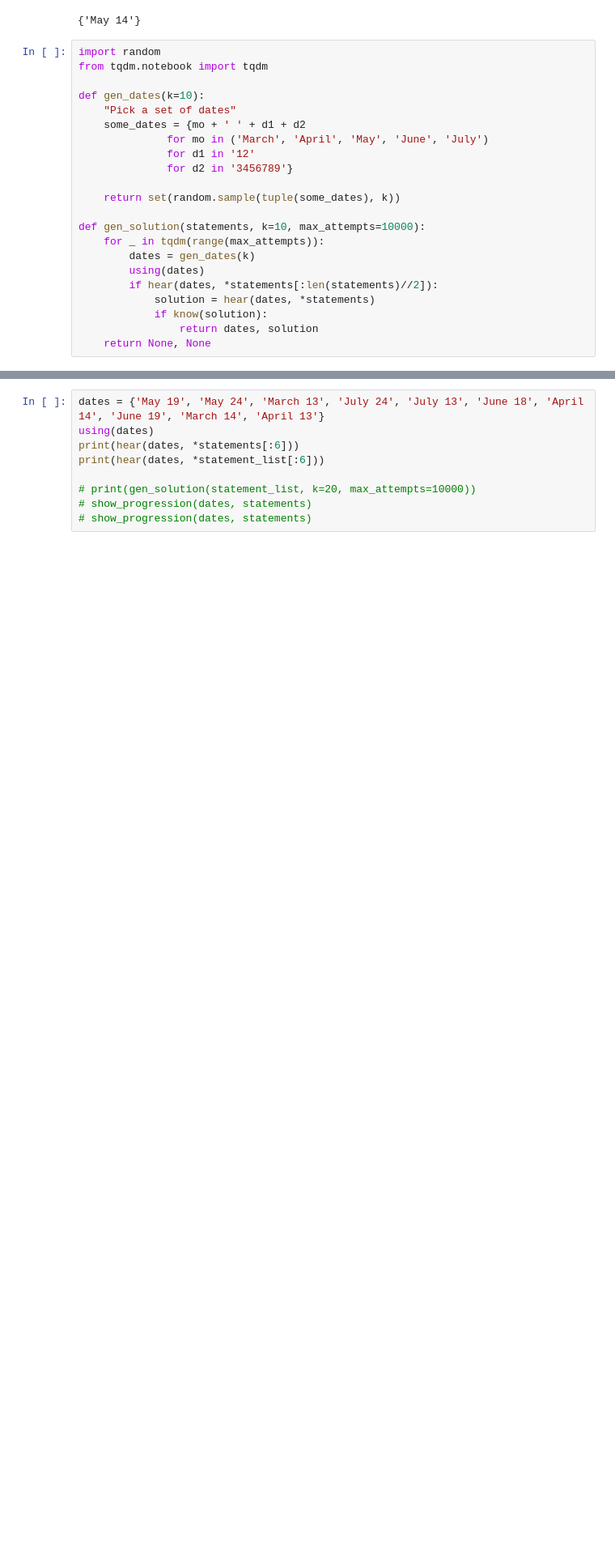
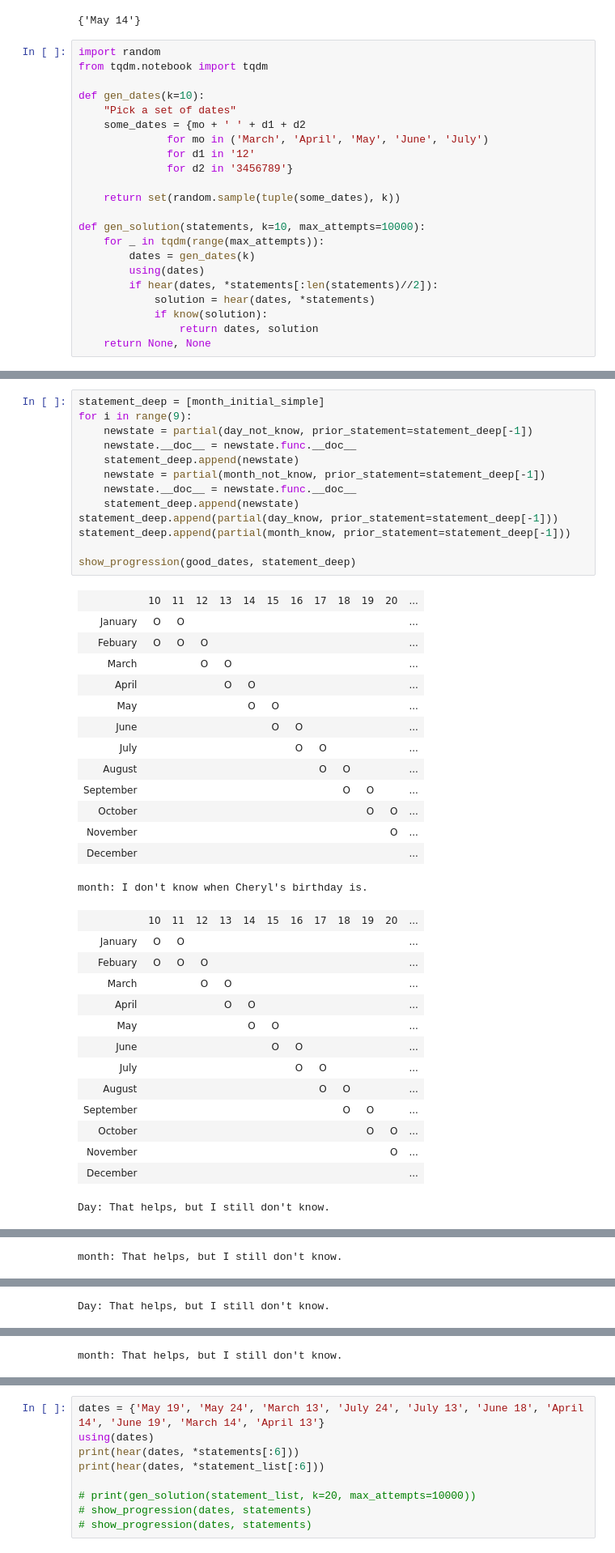
Before and after one commit to jhoward/code_shop, a Jupyter notebook: develup/notebooks/cheryls_birthday.ipynb, the cells around one changed output, grey strips where cells are left out. Shown: that part at 81% size. Drawn from its saved outputs; the diff is of its cells as text; blank space fills up the shorter version.

```diff
--- a/develup/notebooks/cheryls_birthday.ipynb
+++ b/develup/notebooks/cheryls_birthday.ipynb
@@ -484,0 +502,42 @@ month: That helps, but I still don't know.
+# %%
+statement_deep = [month_initial_simple]
+for i in range(9):
+    newstate = partial(day_not_know, prior_statement=statement_deep[-1])
+    newstate.__doc__ = newstate.func.__doc__
+    statement_deep.append(newstate)
+    newstate = partial(month_not_know, prior_statement=statement_deep[-1])
+    newstate.__doc__ = newstate.func.__doc__
+    statement_deep.append(newstate)
+statement_deep.append(partial(day_know, prior_statement=statement_deep[-1]))
+statement_deep.append(partial(month_know, prior_statement=statement_deep[-1]))
+
+show_progression(good_dates, statement_deep)
+# %% [output]
+|  | 10 | 11 | 12 | 13 | 14 | 15 | 16 | 17 | 18 | 19 | 20 | ... |
+| January | O | O |  |  |  |  |  |  |  |  |  | ... |
+| Febuary | O | O | O |  |  |  |  |  |  |  |  | ... |
+| March |  |  | O | O |  |  |  |  |  |  |  | ... |
+| April |  |  |  | O | O |  |  |  |  |  |  | ... |
+| May |  |  |  |  | O | O |  |  |  |  |  | ... |
+| June |  |  |  |  |  | O | O |  |  |  |  | ... |
+| July |  |  |  |  |  |  | O | O |  |  |  | ... |
+| August |  |  |  |  |  |  |  | O | O |  |  | ... |
+| September |  |  |  |  |  |  |  |  | O | O |  | ... |
+| October |  |  |  |  |  |  |  |  |  | O | O | ... |
+| November |  |  |  |  |  |  |  |  |  |  | O | ... |
+| December |  |  |  |  |  |  |  |  |  |  |  | ... |
+month: I don't know when Cheryl's birthday is.
+|  | 10 | 11 | 12 | 13 | 14 | 15 | 16 | 17 | 18 | 19 | 20 | ... |
+| January | O | O |  |  |  |  |  |  |  |  |  | ... |
+| Febuary | O | O | O |  |  |  |  |  |  |  |  | ... |
+| March |  |  | O | O |  |  |  |  |  |  |  | ... |
+| April |  |  |  | O | O |  |  |  |  |  |  | ... |
+| May |  |  |  |  | O | O |  |  |  |  |  | ... |
+| June |  |  |  |  |  | O | O |  |  |  |  | ... |
+| July |  |  |  |  |  |  | O | O |  |  |  | ... |
+| August |  |  |  |  |  |  |  | O | O |  |  | ... |
+| September |  |  |  |  |  |  |  |  | O | O |  | ... |
+| October |  |  |  |  |  |  |  |  |  | O | O | ... |
+| November |  |  |  |  |  |  |  |  |  |  | O | ... |
+| December |  |  |  |  |  |  |  |  |  |  |  | ... |
+Day: That helps, but I still don't know.
@@ -484,0 +557 @@ month: That helps, but I still don't know.
+month: That helps, but I still don't know.
@@ -484,0 +571 @@ month: That helps, but I still don't know.
+Day: That helps, but I still don't know.
@@ -484,0 +585 @@ month: That helps, but I still don't know.
+month: That helps, but I still don't know.
```
Also changed, not shown: parts of 6 cells of this notebook, 2 other files.
